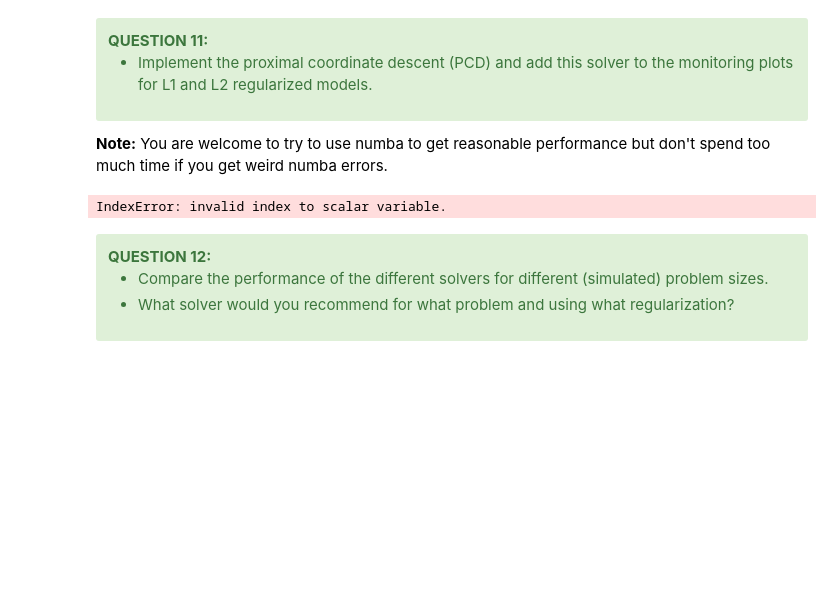
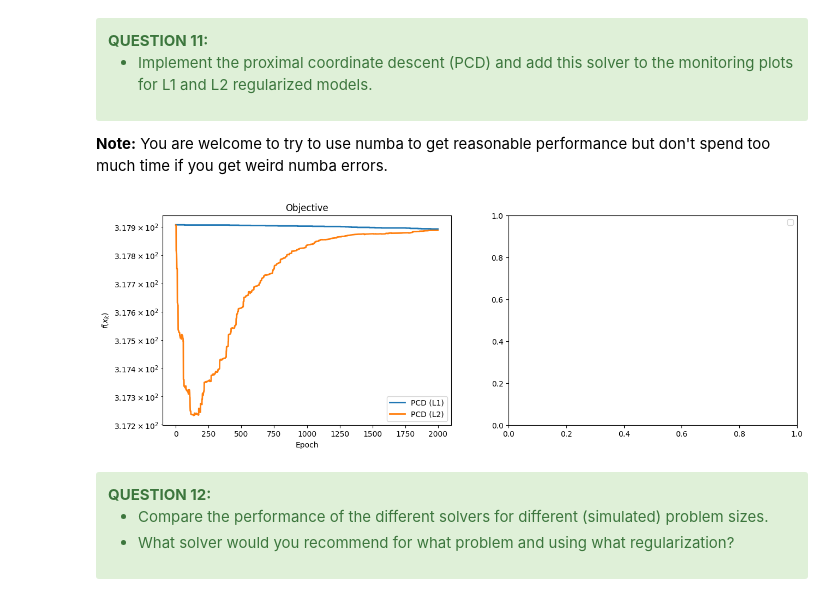
Before and after one commit to BryanBradfo/optimisation-algorithms, a Jupyter notebook: project/project_chen_bryan_and_devilder_alice.ipynb, the cells around one changed output. Drawn from its saved outputs; the diff is of its cells as text; code cells hidden in the pictures; blank space fills up the shorter version.

```diff
--- a/project/project_chen_bryan_and_devilder_alice.ipynb
+++ b/project/project_chen_bryan_and_devilder_alice.ipynb
@@ -832,28 +837,28 @@ def pcd(x_init, grad, prox, step, n_iter=100, store_every=1, grad_args=(), prox_
     x = x_init.copy()
     n_params = len(x)
     x_list = []
+
     for iteration in range(n_iter):
-        for j in range(n_params):
-            grad_j = grad(x, *grad_args)[j]
-            x[j] = prox(x[j] - step * grad_j, step, *prox_args)
+        idx = np.random.randint(n_params)
+        x[idx] = prox(x - step * grad(x, *grad_args), step, *prox_args)[idx]
         if iteration % store_every == 0:
             x_list.append(x.copy())
     return x, x_list
 # %%
 # Run PCD for L1-regularized model
 monitor_pcd_l1 = monitor(pcd, pobj_l1, x_min=None, args=(X, y, lbda, epsilon))
 monitor_pcd_l1.run(x_init, grad_huber_loss, prox_l1, step, n_iter, grad_args=(X, y, epsilon), prox_args=(lbda,))
 
 # Run PCD for L2-regularized model
-monitor_pcd_l2 = monitor(pcd, pobj_l2, x_min_l2, args=(X, y, lbda, epsilon))
+monitor_pcd_l2 = monitor(pcd, pobj_l2, x_min=None, args=(X, y, lbda, epsilon))
 monitor_pcd_l2.run(x_init, grad_huber_loss, prox_l2, step, n_iter, grad_args=(X, y, epsilon), prox_args=(lbda,))
 
 # Add PCD to monitors
 monitors = [monitor_pcd_l1, monitor_pcd_l2]
 solvers = ["PCD (L1)", "PCD (L2)"]
 plot_epochs(monitors, solvers)
 # %% [output]
-IndexError: invalid index to scalar variable.
+[figure, added]
 # %% [markdown]
 <div class="alert alert-success">
     <b>QUESTION 12:</b>
```
Also changed, not shown: parts of 9 cells of this notebook.
